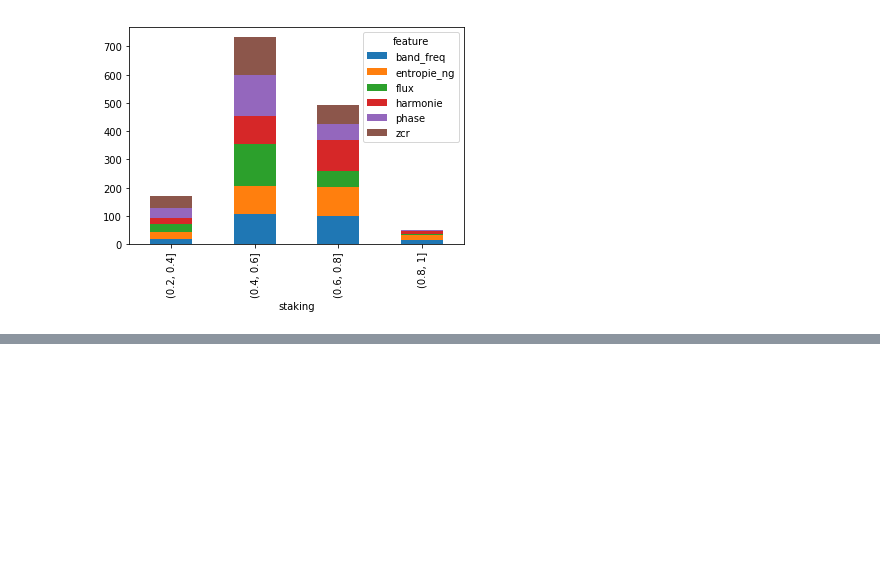
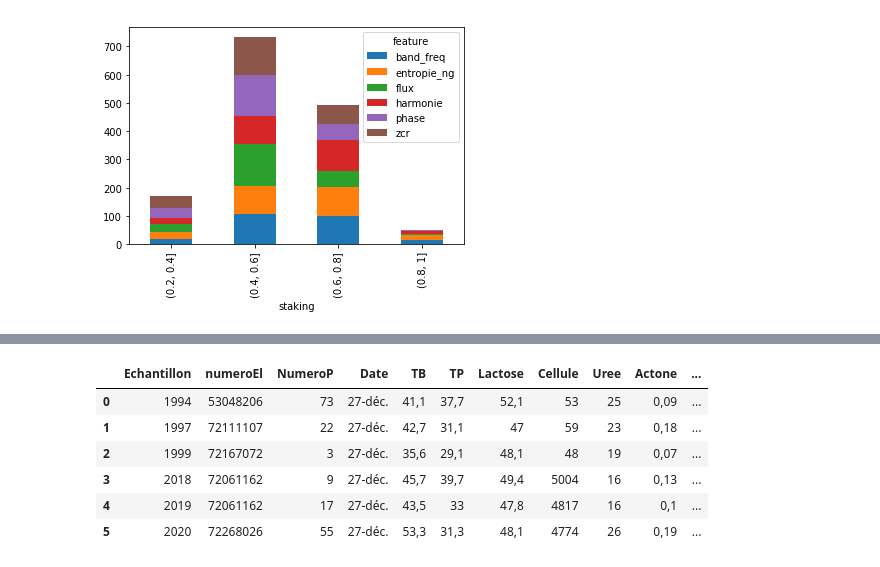
Before and after one commit to mouride44/Classification-of-biological-samples-by-audio, a Jupyter notebook: synthese2.ipynb, the cells around one changed output, grey strips where cells are left out. Saved outputs shown, nothing was run; the diff lists cells and outputs as text; code cells hidden in the pictures; blank space fills up the shorter version.

```diff
--- a/synthese2.ipynb
+++ b/synthese2.ipynb
@@ -284,0 +316,13 @@ df_tout.groupby(['feature', pd.cut(df_tout['staking'], np.arange(0.2,1.09,0.2))]
+# %%
+df_exemple=pd.read_csv("exemple_bio.csv")
+column = ["Echantillon", "numeroEl", "NumeroP", "Date", "TB", "TP", "Lactose", "Cellule", "Uree", "Actone", "BHB"]
+df_exemple.columns = column
+df_exemple
+# %% [output]
+|  | Echantillon | numeroEl | NumeroP | Date | TB | TP | Lactose | Cellule | Uree | Actone | ... |
+| 0 | 1994 | 53048206 | 73 | 27-déc. | 41,1 | 37,7 | 52,1 | 53 | 25 | 0,09 | ... |
+| 1 | 1997 | 72111107 | 22 | 27-déc. | 42,7 | 31,1 | 47 | 59 | 23 | 0,18 | ... |
+| 2 | 1999 | 72167072 | 3 | 27-déc. | 35,6 | 29,1 | 48,1 | 48 | 19 | 0,07 | ... |
+| 3 | 2018 | 72061162 | 9 | 27-déc. | 45,7 | 39,7 | 49,4 | 5004 | 16 | 0,13 | ... |
+| 4 | 2019 | 72061162 | 17 | 27-déc. | 43,5 | 33 | 47,8 | 4817 | 16 | 0,1 | ... |
+| 5 | 2020 | 72268026 | 55 | 27-déc. | 53,3 | 31,3 | 48,1 | 4774 | 26 | 0,19 | ... |
```
Also changed, not shown: parts of 3 cells of this notebook.
